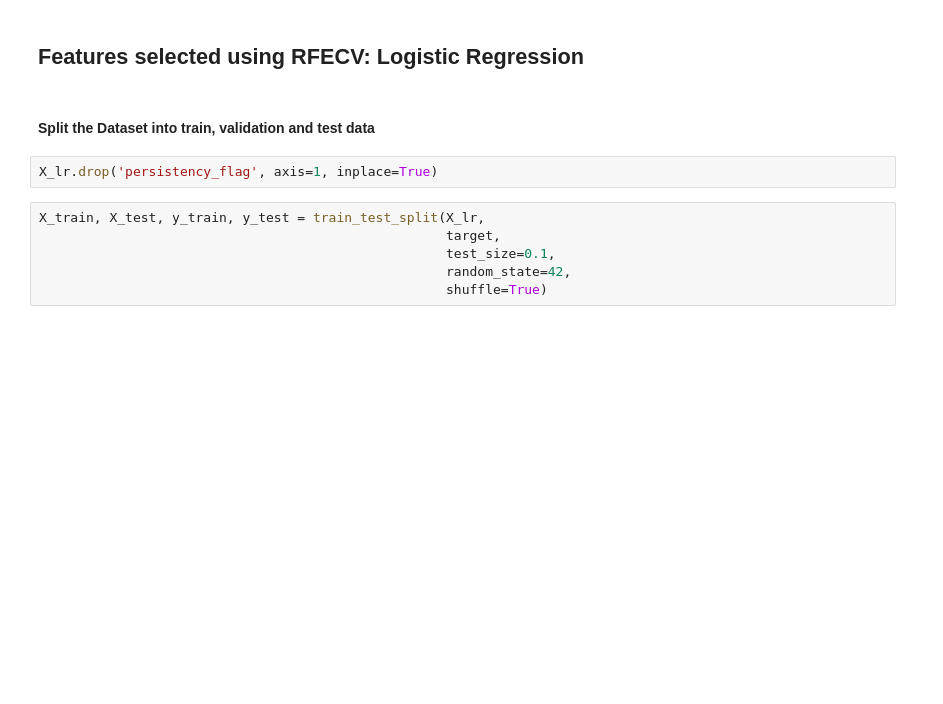
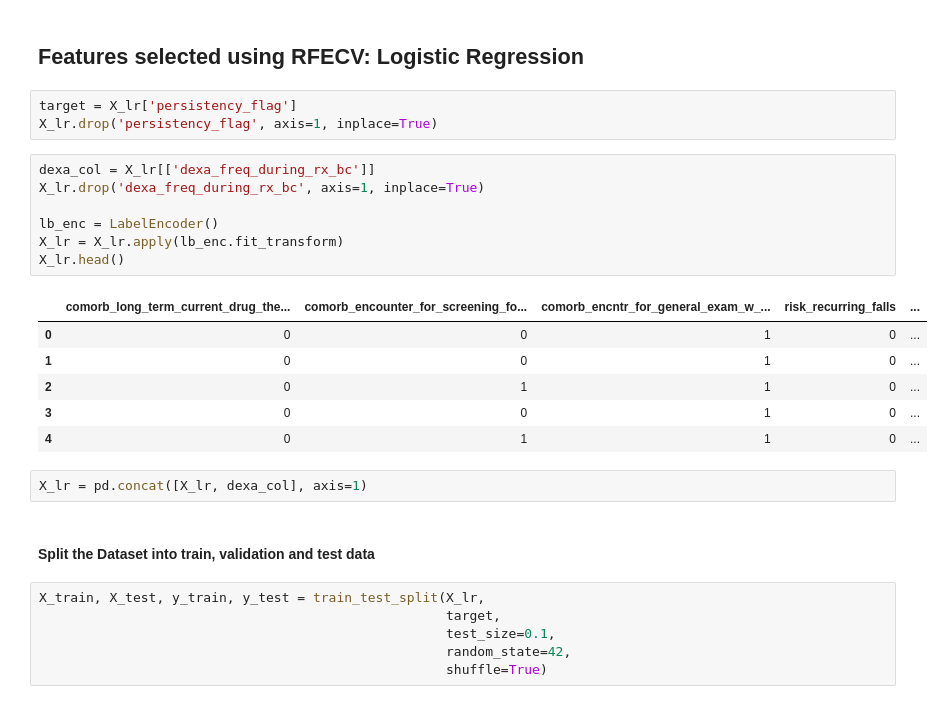
Before and after one commit to shezkh/Healthcare-Project, a Jupyter notebook: Week 13 Deliverables/Healthcare_final.ipynb, the cells around one changed output. Cells and saved outputs as stored; diff of their text form; blank space fills up the shorter version.

```diff
--- a/Week 13 Deliverables/Healthcare_final.ipynb
+++ b/Week 13 Deliverables/Healthcare_final.ipynb
@@ -1293,10 +1293,27 @@ X_lr = pd.read_excel(rfecv_lr_fp)
 # 🏤Model Building/Selection
 # %% [markdown]
 ## Features selected using RFECV: Logistic Regression
-# %% [markdown]
-#### Split the Dataset into train, validation and test data
 # %%
+target = X_lr['persistency_flag']
 X_lr.drop('persistency_flag', axis=1, inplace=True)
+# %%
+dexa_col = X_lr[['dexa_freq_during_rx_bc']]
+X_lr.drop('dexa_freq_during_rx_bc', axis=1, inplace=True)
+
+lb_enc = LabelEncoder()
+X_lr = X_lr.apply(lb_enc.fit_transform)
+X_lr.head()
+# %% [output]
+|  | comorb_long_term_current_drug_the... | comorb_encounter_for_screening_fo... | comorb_encntr_for_general_exam_w_... | risk_recurring_falls | ... |
+| 0 | 0 | 0 | 1 | 0 | ... |
+| 1 | 0 | 0 | 1 | 0 | ... |
+| 2 | 0 | 1 | 1 | 0 | ... |
+| 3 | 0 | 0 | 1 | 0 | ... |
+| 4 | 0 | 1 | 1 | 0 | ... |
+# %%
+X_lr = pd.concat([X_lr, dexa_col], axis=1)
+# %% [markdown]
+#### Split the Dataset into train, validation and test data
 # %%
 X_train, X_test, y_train, y_test = train_test_split(X_lr,
                                                     target,
```
Also changed, not shown: parts of 15 cells of this notebook, 3 other files.
